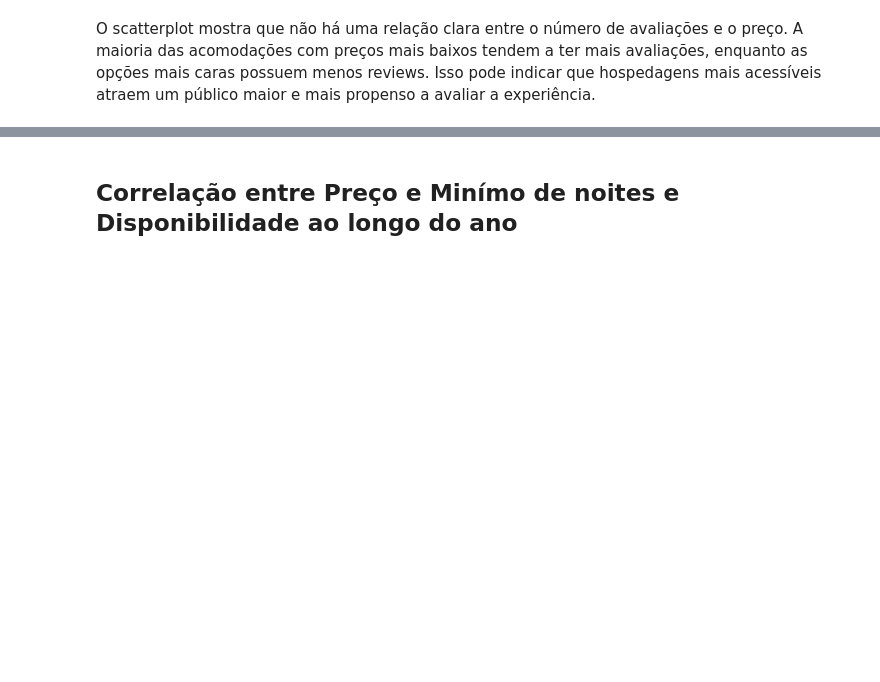
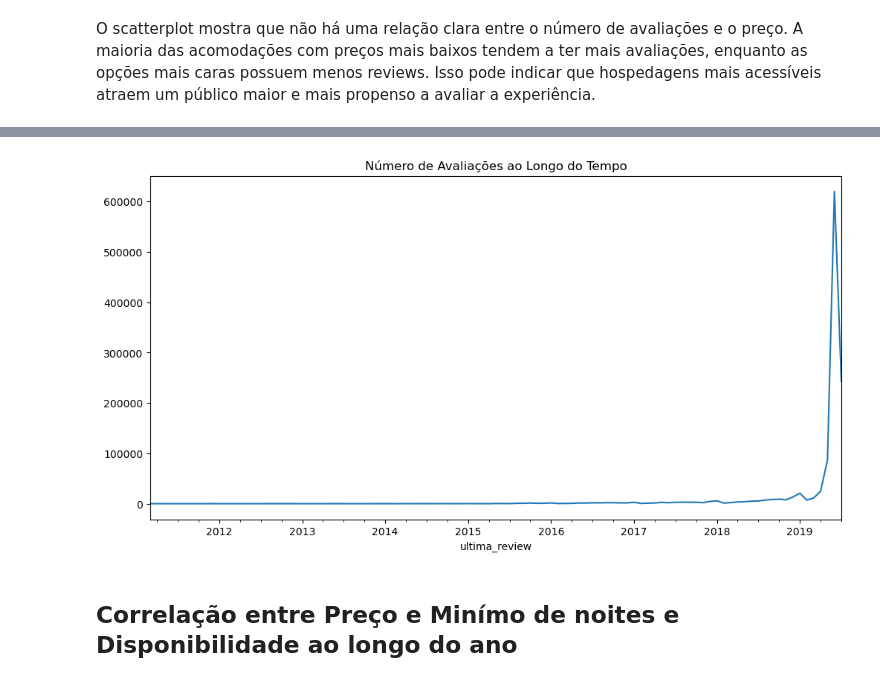
Before and after one commit to wellisonS/lighthouse-data-science, a Jupyter notebook: EDA.ipynb, the cells around one changed output, grey strips where cells are left out. Saved outputs shown, nothing was run; the diff lists cells and outputs as text; code cells hidden in the pictures; blank space fills up the shorter version.

```diff
--- a/EDA.ipynb
+++ b/EDA.ipynb
@@ -224,3 +240,11 @@ O scatterplot mostra que não há uma relação clara entre o número de avalia
+# %%
+data["ultima_review"] = pd.to_datetime(data["ultima_review"], errors='coerce')
+df_reviews = data.dropna(subset=["ultima_review"])
+df_reviews.set_index("ultima_review")["numero_de_reviews"].resample("M").sum().plot(figsize=(12,6))
+plt.title("Número de Avaliações ao Longo do Tempo")
+plt.show()
+# %% [output]
+[figure, added]
 # %% [markdown]
 ## Correlação entre Preço e Minímo de noites e Disponibilidade ao longo do ano
 # %%
```
Also changed, not shown: parts of 4 cells of this notebook.
